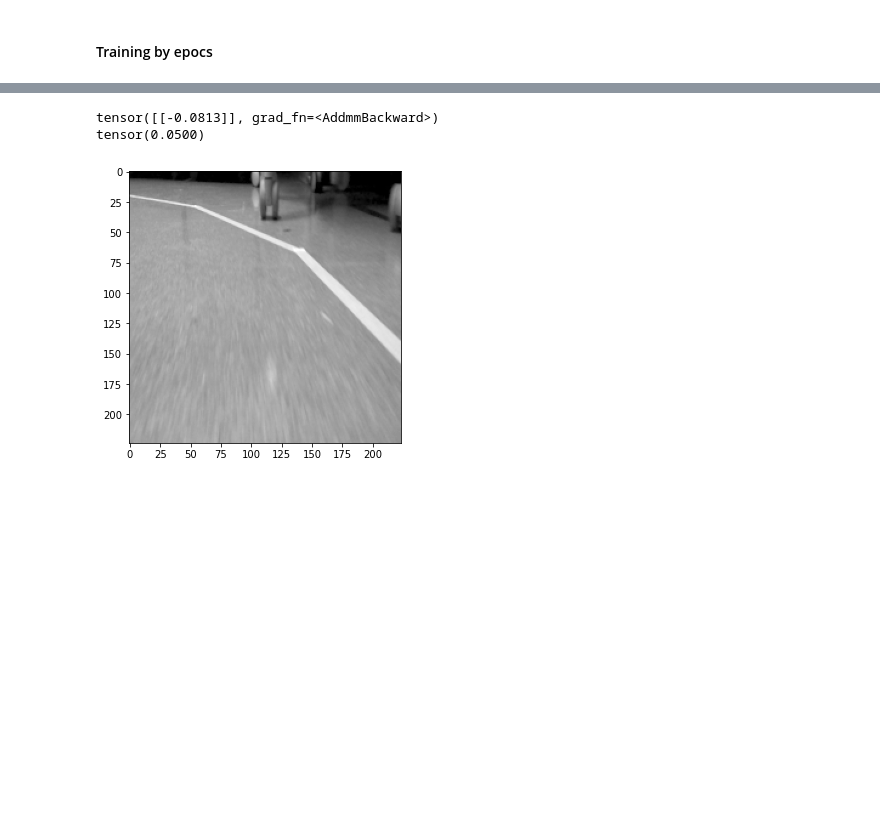
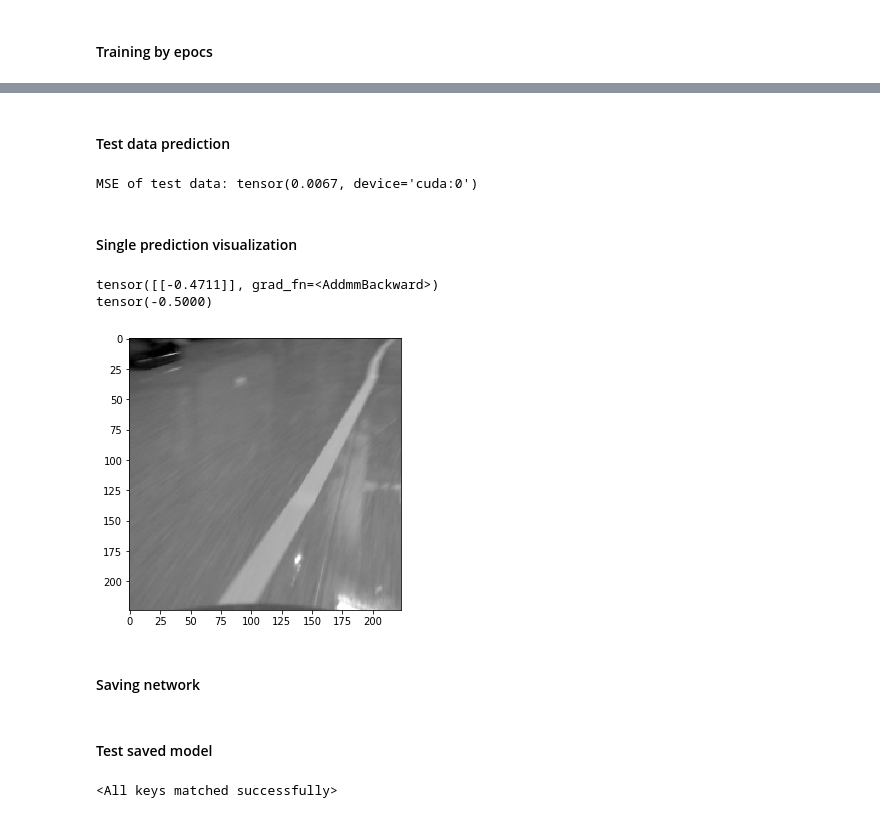
Before and after one commit to rishabh06sharma/Jetracer_DL, a Jupyter notebook: main.ipynb, the cells around one changed output, grey strips where cells are left out. Saved outputs shown, nothing was run; the diff lists cells and outputs as text; code cells hidden in the pictures; blank space fills up the shorter version.

```diff
--- a/main.ipynb
+++ b/main.ipynb
@@ -105,3 +78,3 @@ print(liss)
 # %%
-train_d_loader=torch.utils.data.DataLoader(train_data, batch_size=1000, shuffle=True)
-test_d_loader=torch.utils.data.DataLoader(test_data, batch_size=1000, shuffle=True)
+train_d_loader=torch.utils.data.DataLoader(train_data, batch_size=100, shuffle=True)
+# test_d_loader=torch.utils.data.DataLoader(test_data, batch_size=100, shuffle=True)
@@ -130,44 +109,46 @@ def get_num_correct(preds, labels):
 class Network(nn.Module):
     def __init__(self):
         super().__init__()
-        self.norm = nn.LayerNorm(normalized_shape=img_shape)
+        self.norm = nn.LayerNorm(normalized_shape=(224,224))
         self.conv1 = nn.Conv2d(in_channels=1, out_channels=24, kernel_size=3,stride=2)
         self.conv2 = nn.Conv2d(in_channels=24, out_channels=36, kernel_size=3,stride=1)
         self.conv3 = nn.Conv2d(in_channels=36, out_channels=48, kernel_size=3,stride=1)
         self.conv4 = nn.Conv2d(in_channels=48, out_channels=64, kernel_size=3)
-#         self.conv5 = nn.Conv2d(in_channels=64, out_channels=64, kernel_size=3)
-        self.drop=nn.Dropout(0.5)
+        self.conv5 = nn.Conv2d(in_channels=64, out_channels=64, kernel_size=3)
+        self.drop=nn.Dropout(0.7)
 
-        self.fc1 = nn.Linear(in_features=64*5*5, out_features=1000)
+        self.fc1 = nn.Linear(in_features=64*8*8, out_features=1000)
         self.fc2 = nn.Linear(in_features=1000, out_features=500)
         self.fc3 = nn.Linear(in_features=500, out_features=100)
         self.fc4 = nn.Linear(in_features=100, out_features=10)
         self.out = nn.Linear(in_features=10, out_features=1)
 
     def forward(self, t):
-        self.nnor=t
         t=self.norm(t.float())
         self.nor=t
 
         t = F.elu(self.conv1(t.float()))
         t = F.max_pool2d(t, kernel_size=2)
+        self.c1=t
 
         t = F.elu(self.conv2(t))
         t = F.max_pool2d(t, kernel_size=2)
+        self.c2=t
 
 
         t = F.elu(self.conv3(t))
         t = F.max_pool2d(t, kernel_size=2)
+        self.c3=t
 
 
         t = F.elu(self.conv4(t))
-        t = F.max_pool2d(t, kernel_size=2)
-#         t = F.elu(self.conv5(t))
-#         t = F.max_pool2d(t, kernel_size=2)
-        self.t=t
+        self.c4=t
+        t = F.elu(self.conv5(t))
+        self.c5=t
+#         self.t=t
 #         print(t.shape)
 
-#         t=self.drop(t)
+        t=self.drop(t)
         t=t.reshape(-1,t.shape[1]*t.shape[2]*t.shape[3])
         t=F.elu(self.fc1(t))
         t=F.elu(self.fc2(t))
@@ -176,6 +157,6 @@ class Network(nn.Module):
         t=self.out(t)
         return t
 
-network = Network()
+network = Network().to(device)
 # %% [markdown]
 #### Single image prediction
@@ -318,0 +235,2 @@ for epoch in range(7):
+# %% [markdown]
+#### Test data prediction
@@ -319,19 +254,26 @@ for epoch in range(7):
+# %%
+error=[]
+for val in range(train_preds.shape[0]):
+    error.append((train_preds[val]-labels[val])**2)
+mse=np.sum(error)/len(error)
+print("MSE of test data: "+ str(mse))
+# %% [output]
+MSE of test data: tensor(0.0067, device='cuda:0')
+# %% [markdown]
+####  Single prediction visualization
 # %%
-num=0
+network_cpu=network.to("cpu")
 batch=next(iter(test_d_loader))
 img,lab=batch
-img=img.reshape(1000,1,224,224)
-
+img=img.reshape(100,1,224,224)
+img=img[0].unsqueeze(0)
+print(network_cpu(img))
 plt.figure(figsize=(5,5))
-plt.imshow(img[num].squeeze(),cmap='gray')
-image=img[num].unsqueeze(0)
-print(network(image))
+plt.imshow(img.squeeze(),cmap='gray')
 print(lab[0])
-# liss=lab.tolist()
-# print(liss)
-# plt.hist(liss, bins=10)
-# plt.show()
 # %% [output]
-tensor([[-0.0813]], grad_fn=<AddmmBackward>)
-tensor(0.0500)
+tensor([[-0.4711]], grad_fn=<AddmmBackward>)
+tensor(-0.5000)
-[figure, old version]
+[figure, new version]
+# %% [markdown]
+#### Saving network
@@ -337,0 +282,7 @@ tensor(0.0500)
+# %% [markdown]
+#### Test saved model
+# %%
+network = Network().to(device)
+network.load_state_dict(torch.load("set_1_7epoch.pth"))
+# %% [output]
+<All keys matched successfully>
```
Also changed, not shown: parts of 35 cells of this notebook, 8 other files.
